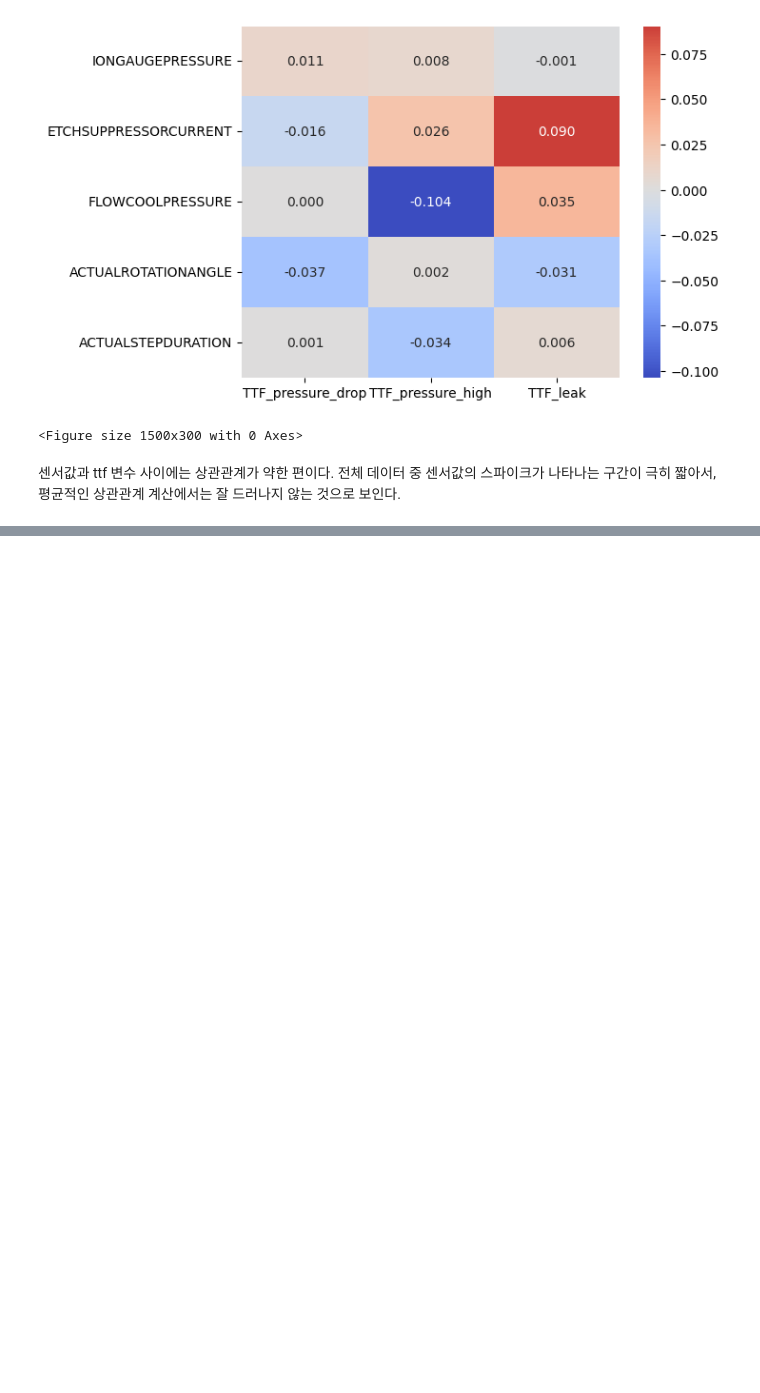
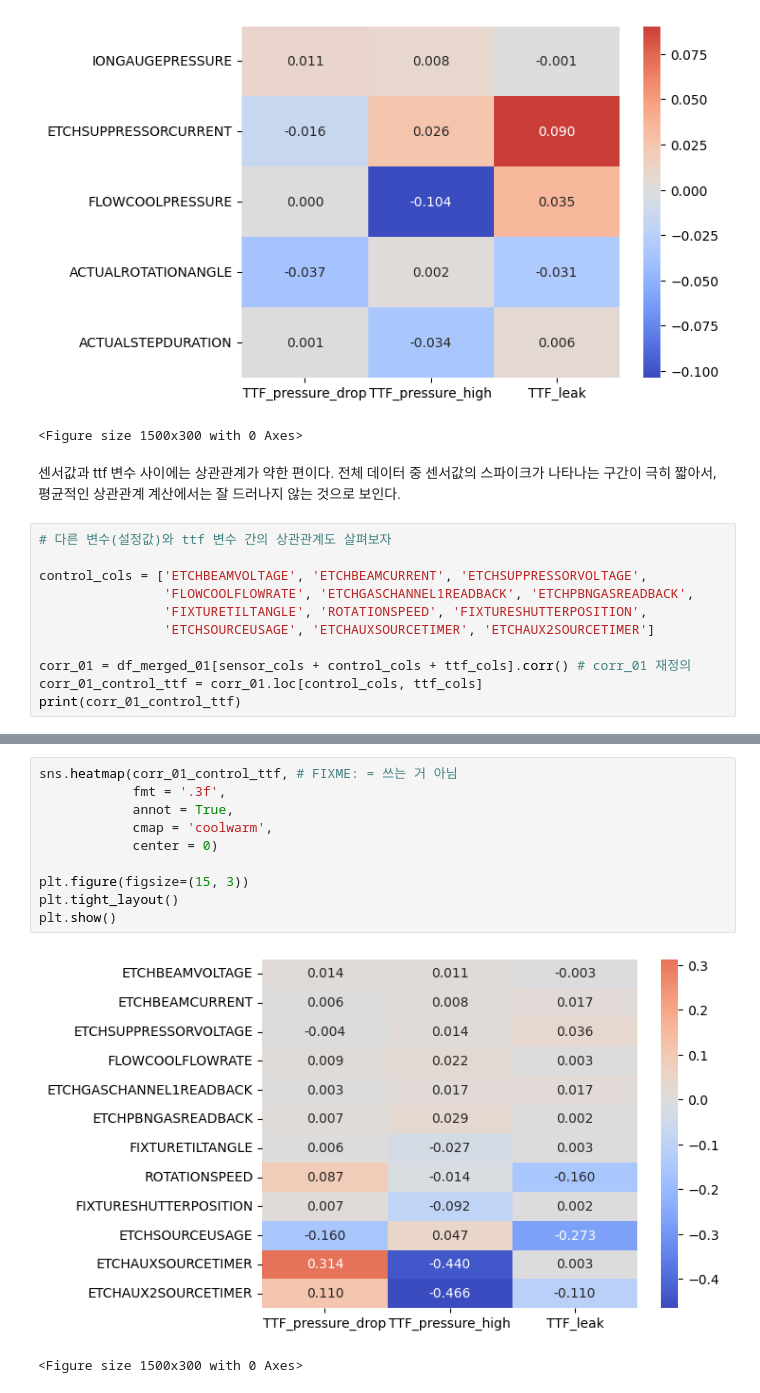
Before and after one commit to YoungJang-KR/semiconductor-fault-detection, a Jupyter notebook: from_scratch_PHM18_etching.ipynb, the cells around one changed output, grey strips where cells are left out. Saved outputs shown, nothing was run; the diff lists cells and outputs as text; blank space fills up the shorter version.

```diff
--- a/from_scratch_PHM18_etching.ipynb
+++ b/from_scratch_PHM18_etching.ipynb
@@ -167,3 +167,14 @@ plt.show()
 <Figure size 1500x300 with 0 Axes>
 # %% [markdown]
 센서값과 ttf 변수 사이에는 상관관계가 약한 편이다. 전체 데이터 중 센서값의 스파이크가 나타나는 구간이 극히 짧아서, 평균적인 상관관계 계산에서는 잘 드러나지 않는 것으로 보인다.
+# %%
+# 다른 변수(설정값)와 ttf 변수 간의 상관관계도 살펴보자
+
+control_cols = ['ETCHBEAMVOLTAGE', 'ETCHBEAMCURRENT', 'ETCHSUPPRESSORVOLTAGE',
+                'FLOWCOOLFLOWRATE', 'ETCHGASCHANNEL1READBACK', 'ETCHPBNGASREADBACK',
+                'FIXTURETILTANGLE', 'ROTATIONSPEED', 'FIXTURESHUTTERPOSITION',
+                'ETCHSOURCEUSAGE', 'ETCHAUXSOURCETIMER', 'ETCHAUX2SOURCETIMER']
+
+corr_01 = df_merged_01[sensor_cols + control_cols + ttf_cols].corr() # corr_01 재정의
+corr_01_control_ttf = corr_01.loc[control_cols, ttf_cols]
+print(corr_01_control_ttf)
@@ -169,0 +195,13 @@ plt.show()
+# %%
+sns.heatmap(corr_01_control_ttf, # FIXME: = 쓰는 거 아님
+            fmt = '.3f',
+            annot = True,
+            cmap = 'coolwarm',
+            center = 0)
+
+plt.figure(figsize=(15, 3))
+plt.tight_layout()
+plt.show()
+# %% [output]
+[figure, added]
+<Figure size 1500x300 with 0 Axes>
```
Also changed, not shown: parts of 14 cells of this notebook.
